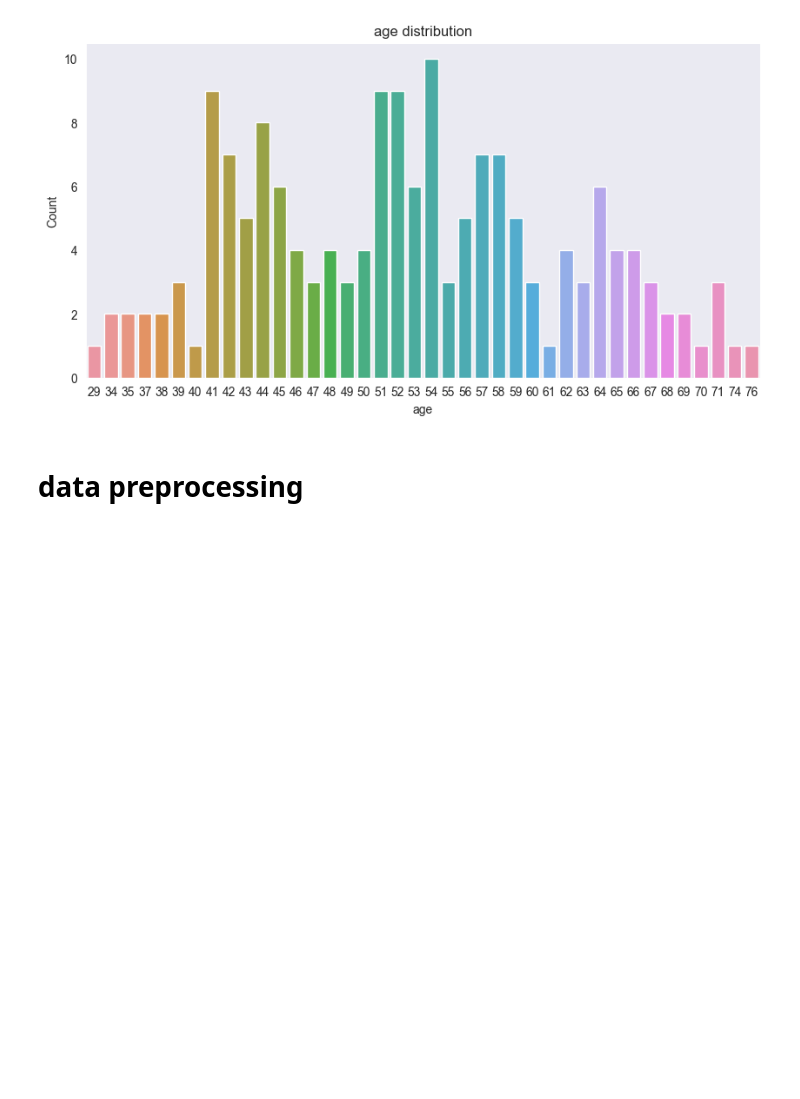
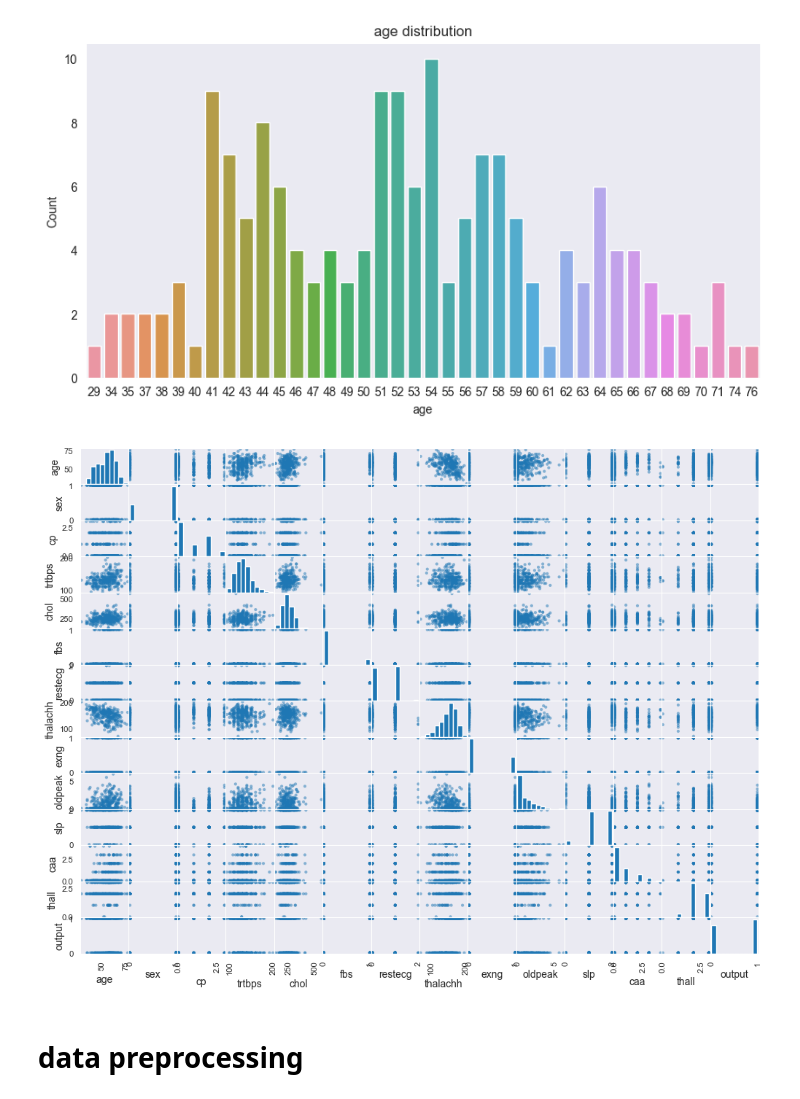
Before and after one commit to Desi-Saitama/Classification-problems, a Jupyter notebook: Heart Attack Analysis & Prediction/Heart_classification.ipynb, the cells around one changed output. Cells and saved outputs as stored; diff of their text form; code cells hidden in the pictures; blank space fills up the shorter version.

```diff
--- a/Heart Attack Analysis & Prediction/Heart_classification.ipynb
+++ b/Heart Attack Analysis & Prediction/Heart_classification.ipynb
@@ -87,6 +87,11 @@ plt.ylabel('Count')
 plt.show()
 # %% [output]
 [figure]
+# %%
+from pandas.plotting import scatter_matrix
+scatter_matrix(df, figsize=(12,9));
+# %% [output]
+[figure, added]
 # %% [markdown]
 # data preprocessing
 # %%
```
Also changed, not shown: parts of 7 cells of this notebook, 1 other file.
